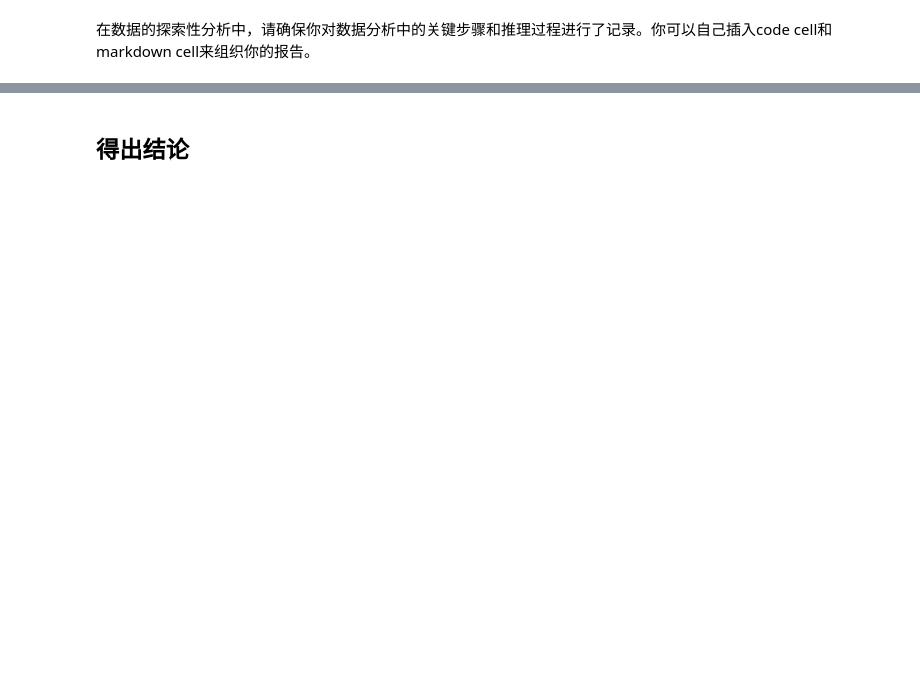
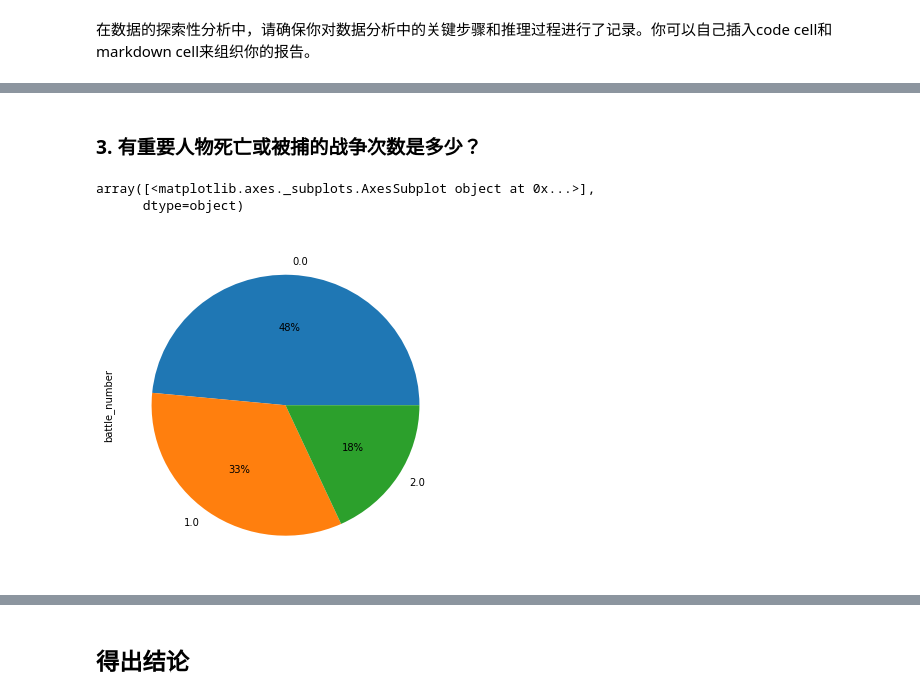
Before and after one commit to leesper/become-data-analyst, a Jupyter notebook: P8_GameOfThrones/Game_of_thrones_battle_analysis.ipynb, the cells around one changed output, grey strips where cells are left out. Cells and saved outputs as stored; diff of their text form; code cells hidden in the pictures; blank space fills up the shorter version.

```diff
--- a/P8_GameOfThrones/Game_of_thrones_battle_analysis.ipynb
+++ b/P8_GameOfThrones/Game_of_thrones_battle_analysis.ipynb
@@ -203,0 +215,8 @@ ValueError: pie requires either y column or 'subplots=True'
+# %% [markdown]
+### 3. 有重要人物死亡或被捕的战争次数是多少？
+# %%
+battle_data_cleaned.groupby(['major_loss']).count()['battle_number'].plot(kind='pie', autopct='%1.0f%%', subplots=True, figsize=(6, 6))
+# %% [output]
+array([<matplotlib.axes._subplots.AxesSubplot object at 0x...>],
+      dtype=object)
+[figure, added]
```
Also changed, not shown: parts of 25 cells of this notebook, 1 other file.
